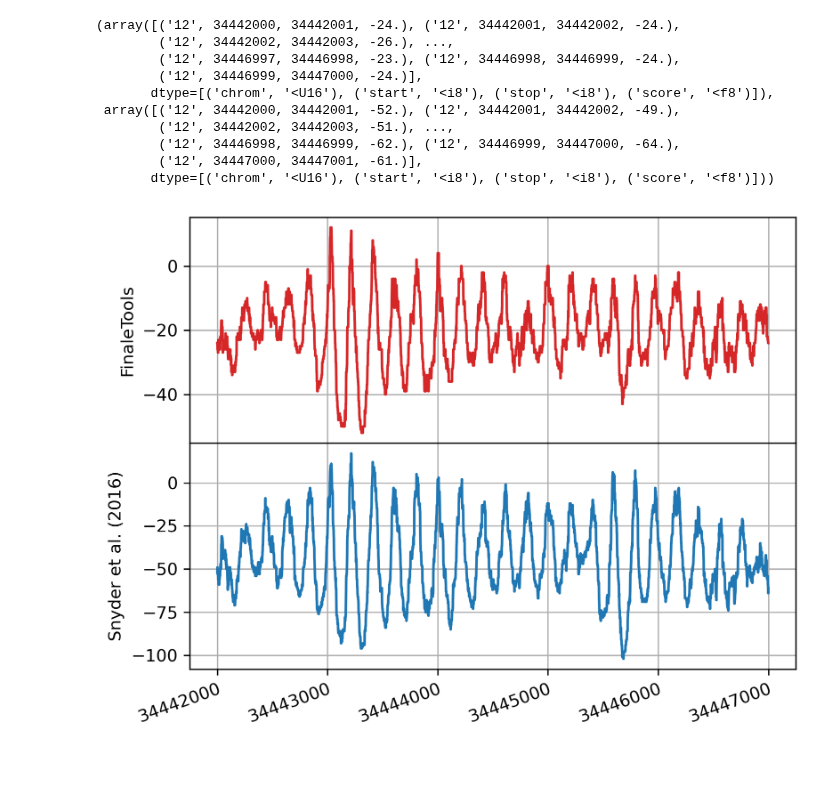
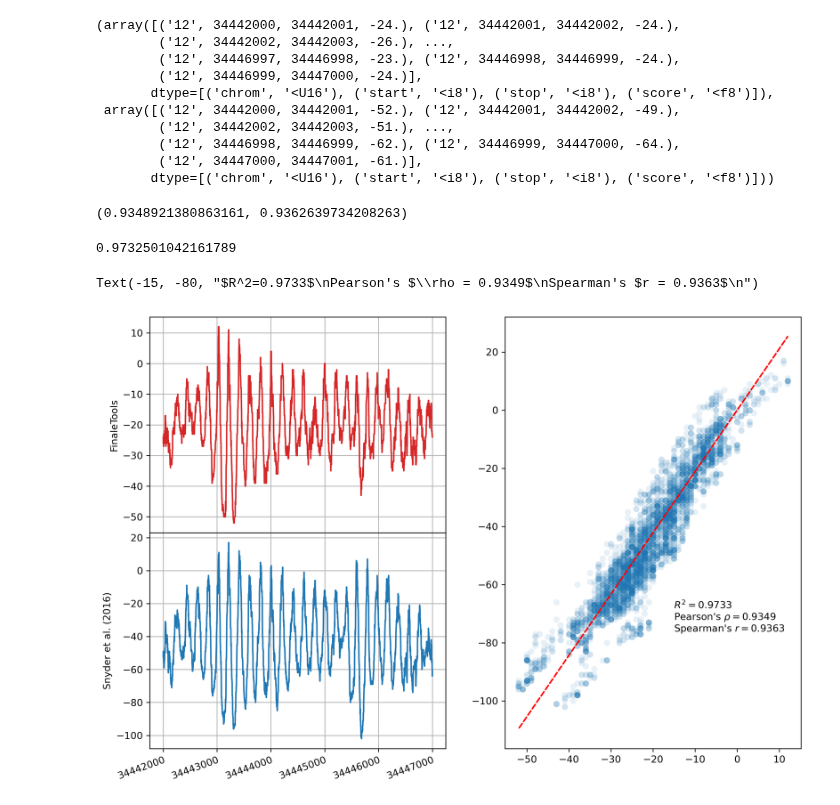
Before and after one commit to epifluidlab/FinaleToolkit, a Jupyter notebook: figs/frag_features_fig.ipynb, the cells around one changed output. Saved outputs shown, nothing was run; the diff lists cells and outputs as text; code cells hidden in the pictures; blank space fills up the shorter version.

Commit message:
backup of figures

```diff
--- a/figs/frag_features_fig.ipynb
+++ b/figs/frag_features_fig.ipynb
@@ -50,25 +52,56 @@ ft_wps, shendure_wps
         ('12', 34446998, 34446999, -62.), ('12', 34446999, 34447000, -64.),
         ('12', 34447000, 34447001, -61.)],
        dtype=[('chrom', '<U16'), ('start', '<i8'), ('stop', '<i8'), ('score', '<f8')]))
+# %%
+# Get stats
+pearson, _ = stats.pearsonr(ft_wps['score'], shendure_wps['score'][:-1])
+spearman, _ = stats.spearmanr(ft_wps['score'], shendure_wps['score'][:-1])
+
+pearson, spearman
+# %% [output]
+(0.9348921380863161, 0.9362639734208263)
+# %%
+# Regression line
+ols = OLS(shendure_wps['score'][:-1], ft_wps['score'])
+model = ols.fit()
+regression = model.predict(ft_wps['score'])
+r2 = model.rsquared_adj
+r2
+# %% [output]
+0.9732501042161789
 # %%
 # plotting comparison
-fig, axes = plt.subplots(2, 1, sharex=True)
+fig, axes = plt.subplots(2, 2, sharex=True)
 fig.set_dpi(300)
-axes[0].plot(ft_wps['start'], ft_wps['score'], c='C3')
-axes[0].set_ylabel('FinaleTools')
-axes[1].plot(shendure_wps['start'], shendure_wps['score'], c='C0')
-axes[1].set_ylabel('Snyder et al. (2016)')
+fig.set_size_inches(12, 6)
+axes[0, 0].plot(ft_wps['start'], ft_wps['score'], 'C3', label="FinaleTools")
+axes[0, 0].set_ylabel('FinaleTools')
+axes[1, 0].plot(shendure_wps['start'], shendure_wps['score'], 'C0', label="Snyder et al. (2016)")
+axes[1, 0].set_ylabel('Snyder et al. (2016)')
 
-plt.setp(axes[1].get_xticklabels(), rotation=20, ha="right",
+plt.setp(axes[1, 0].get_xticklabels(), rotation=20, ha="right",
          rotation_mode="anchor")
 x_formatter = mpl.ticker.ScalarFormatter(useOffset=False, useMathText=False)
 x_formatter.set_scientific(False)
+
 fig.subplots_adjust(hspace=0)
-axes[1].xaxis.set_major_formatter(x_formatter)
-axes[0].grid()
-axes[1].grid()
 
-for ax in axes:
-    ax.label_outer()
+axes[1, 0].xaxis.set_major_formatter(x_formatter)
+axes[0, 0].grid()
+axes[1, 0].grid()
+
+gs = axes[0, 1].get_gridspec()
+for ax in axes[:, 1]:
+    ax.remove()
+
+scatter_ax = fig.add_subplot(gs[:, 1])
+scatter_ax.scatter(ft_wps['score'], shendure_wps['score'][:-1], s=40, alpha=0.1, linewidths=0)
+scatter_ax.plot(ft_wps['score'], regression, 'r--')
+stats_string = f"""$R^2={r2:.4f}$
+Pearson's $\\rho = {pearson:.4f}$
+Spearman's $r = {spearman:.4f}$
+"""
+scatter_ax.text(-15, -80, stats_string)
 # %% [output]
+Text(-15, -80, "$R^2=0.9733$\nPearson's $\\rho = 0.9349$\nSpearman's $r = 0.9363$\n")
-[figure, old version]
+[figure, new version]
```
Also changed, not shown: parts of 1 cell of this notebook.
